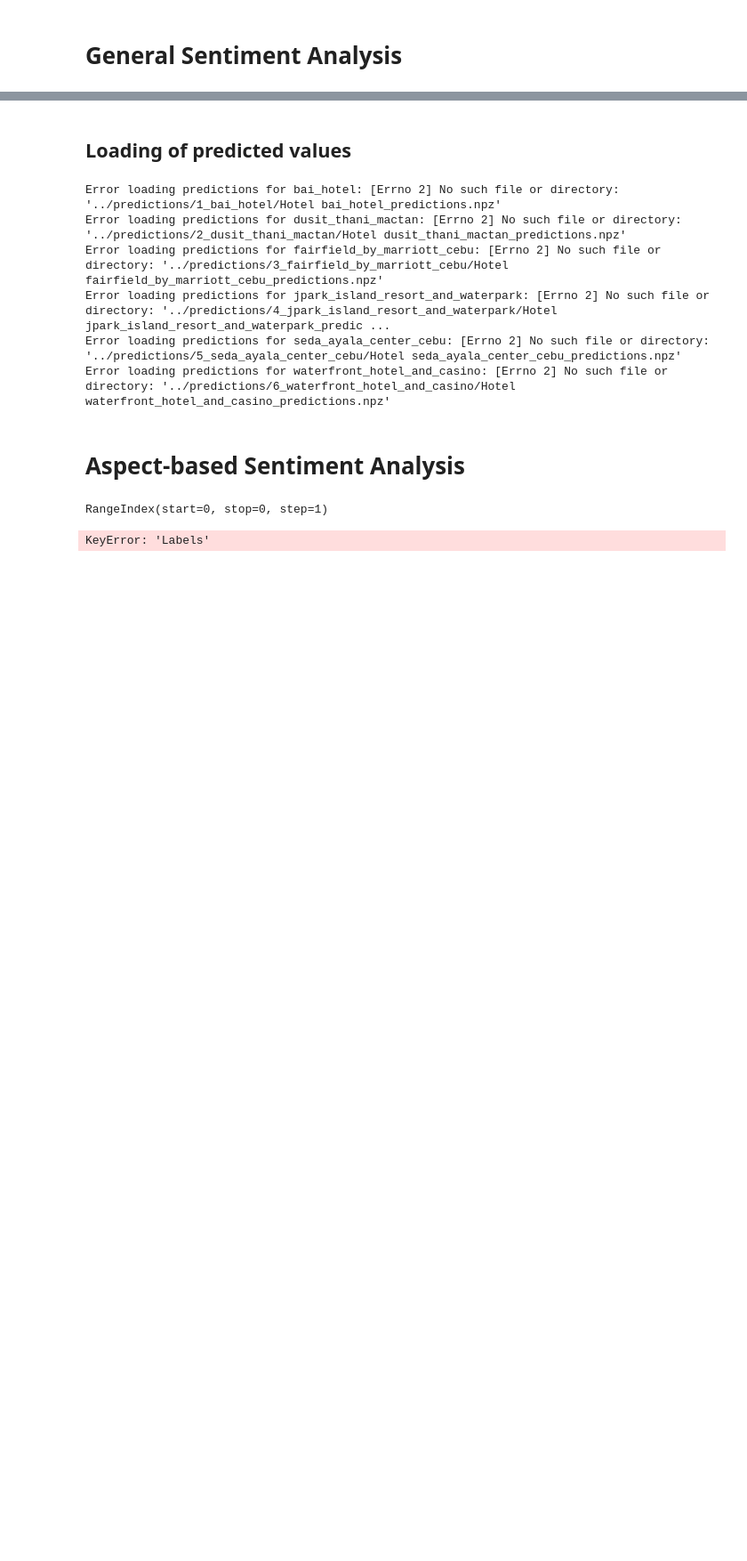
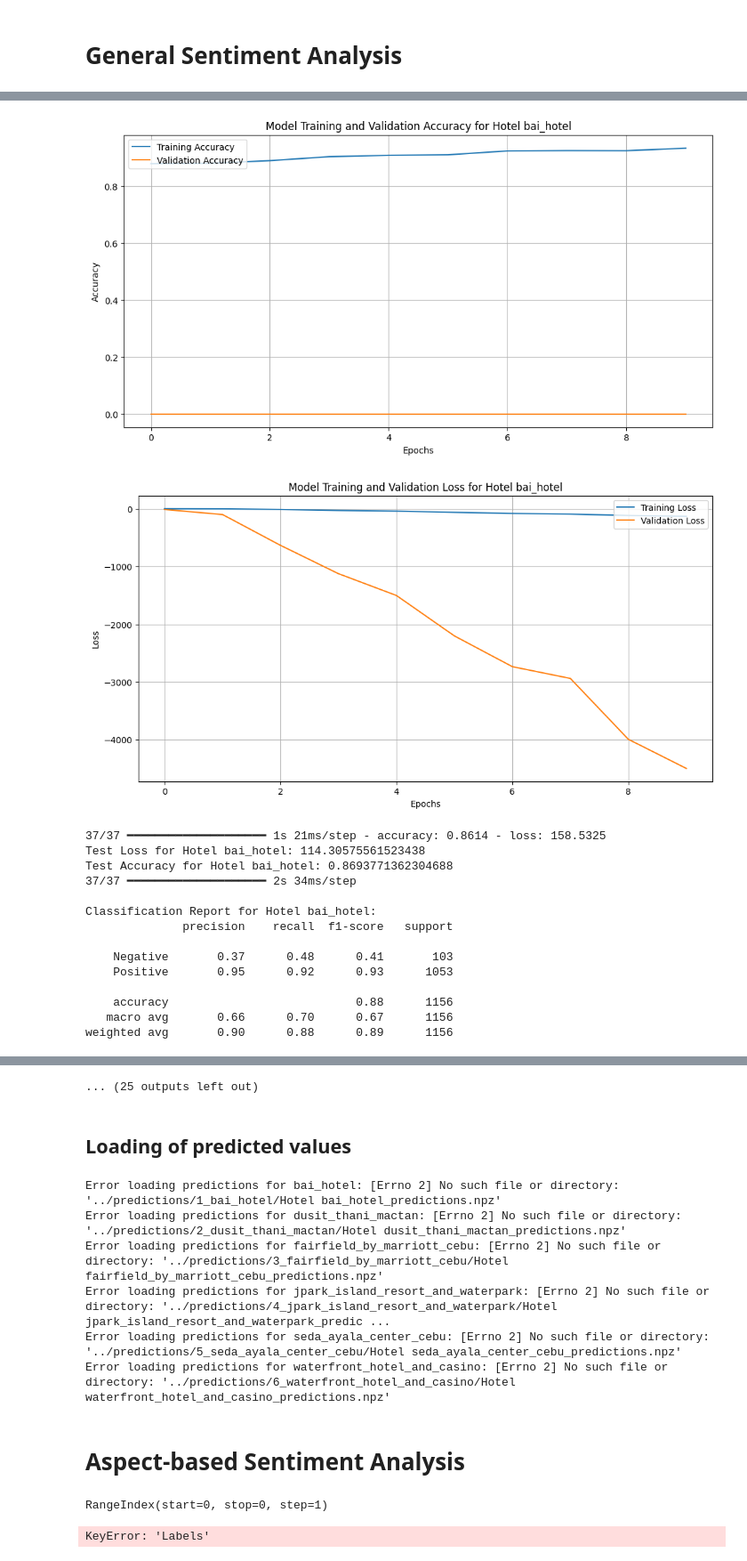
Before and after one commit to sanashii/pointview, a Jupyter notebook: MODEL EXPERIMENTS/data_augmentation.ipynb, the cells around one changed output, grey strips where cells are left out. Shown at 89% size. Saved outputs shown, nothing was run; the diff lists cells and outputs as text; code cells hidden in the pictures; blank space fills up the shorter version.

```diff
--- a/MODEL EXPERIMENTS/data_augmentation.ipynb
+++ b/MODEL EXPERIMENTS/data_augmentation.ipynb
@@ -654,17 +670,25 @@ Error loading data for waterfront_hotel_and_casino: [Errno 2] No such file or di
 # General Sentiment Analysis
 # %%
 import numpy as np
+import pandas as pd
 import os
-import matplotlib.pyplot as plt
-import seaborn as sns
+import re
+from bs4 import BeautifulSoup
+import nltk
+from nltk.corpus import stopwords
+from nltk.stem import WordNetLemmatizer
+import tensorflow as tf
 from tensorflow.keras.preprocessing.text import Tokenizer
 from tensorflow.keras.preprocessing.sequence import pad_sequences
 from tensorflow.keras.layers import Input, Embedding, Conv1D, MaxPooling1D, LSTM, Bidirectional, Dense, Flatten, Dropout
 from tensorflow.keras.models import Model
+from sklearn.model_selection import train_test_split
+from sklearn.preprocessing import MinMaxScaler
 from sklearn.metrics import confusion_matrix, classification_report, mean_squared_error
-import nltk
-from nltk.corpus import stopwords
-from nltk.stem import WordNetLemmatizer
+import matplotlib.pyplot as plt
+import seaborn as sns
+from gensim.models import Word2Vec, Doc2Vec
+from gensim.models.doc2vec import TaggedDocument
 
 # Ensure nltk resources are downloaded
 nltk.download('stopwords')
@@ -697,31 +721,10 @@ def load_data(hotel_name):
         folder_name = hotel_folder_mapping[hotel_name]
         data_path = f"../augmented_datasets/{folder_name}/{hotel_name}_augmented_reviews.npz"
         data = np.load(data_path)
-
-        # List all the keys in the file to see what's available
-        print(f"Keys in {hotel_name} data: {list(data.keys())}")
-
-        x_train = data['x_train']
-        y_labels = data['y_labels']
-
-        if 'x_test' not in data or 'y_train' not in data or 'y_test' not in data:
-            # Split the data into training and testing sets (70/30)
-            x_train, x_test, y_train, y_test = train_test_split(x_train, y_labels, test_size=0.3, random_state=42)
-
-            # Save the newly split data into the file
-            np.savez_compressed(data_path, x_train=x_train, x_test=x_test, y_train=y_train, y_test=y_test, y_labels=y_labels)
-            print(f"Data re-split and saved for {hotel_name}.")
-        else:
-            x_train = data['x_train']
-            x_test = data['x_test']
-            y_train = data['y_train']
-            y_test = data['y_test']
-
-        return x_train, x_test, y_train, y_test
-
+        return data
     except Exception as e:
         print(f"Error loading data for {hotel_name}: {e}")
-        return None, None, None, None
+        return None
 
 # Train and evaluate the model for a single hotel
 def train_and_evaluate_model(x_train, x_test, y_train, y_test, label):
@@ -806,9 +809,22 @@ hotels = ['bai_hotel', 'dusit_thani_mactan', 'fairfield_by_marriott_cebu', 'jpar
 
 # Perform sentiment analysis for each hotel
 for hotel in hotels:
-    x_train, x_test, y_train, y_test = load_data(hotel)
-    if x_train is not None and x_test is not None:
+    data = load_data(hotel)
+    if data is not None:
+        x_train, x_test, y_train, y_test = data['x_train'], data['x_test'], data['y_train'], data['y_test']
         train_and_evaluate_model(x_train, x_test, y_train, y_test, f'Hotel {hotel}')
     else:
         print(f"Skipping sentiment analysis for {hotel} due to data loading error.")
+
+
+###! GENERAL ANALYSIS OF RESULTS:
+# ! 1. potential overfitting : the imbalance is likely causing the model to be biased towards predicting the positive class
+# ! 2. the model correctly identifies the positive samples almost all the time but struggles significantly with the negative samples
+# ! 3. class imbalance is a significant issue in the dataset, and the model is not able to generalize well to the negative class
+
+###* Addressing Class Imbalance
+# * 1. oversampling the minority class (negative reviews) using techniques like SMOTE
+# * 2. undersampling the majority class (positive reviews)
+# * 3. using class weights during training to penalize misclassifications in the minority class
+# * 4. using a different evaluation metric like F1-score or AUC-ROC that is less sensitive to class imbalance
 # %% [output]
@@ -832,0 +854,16 @@ Skipping sentiment analysis for waterfront_hotel_and_casino due to data loading
+[figure, added]
+[figure, added]
+37/37 ━━━━━━━━━━━━━━━━━━━━ 1s 21ms/step - accuracy: 0.8614 - loss: 158.5325
+Test Loss for Hotel bai_hotel: 114.30575561523438
+Test Accuracy for Hotel bai_hotel: 0.8693771362304688
+37/37 ━━━━━━━━━━━━━━━━━━━━ 2s 34ms/step
+
+Classification Report for Hotel bai_hotel:
+              precision    recall  f1-score   support
+
+    Negative       0.37      0.48      0.41       103
+    Positive       0.95      0.92      0.93      1053
+
+    accuracy                           0.88      1156
+   macro avg       0.66      0.70      0.67      1156
+weighted avg       0.90      0.88      0.89      1156
@@ -833,3 +914,4 @@ Skipping sentiment analysis for waterfront_hotel_and_casino due to data loading
+... (25 outputs left out)
 # %% [markdown]
 ## Loading of predicted values
 # %%
```
Also changed, not shown: parts of 8 cells of this notebook, 18 other files.
